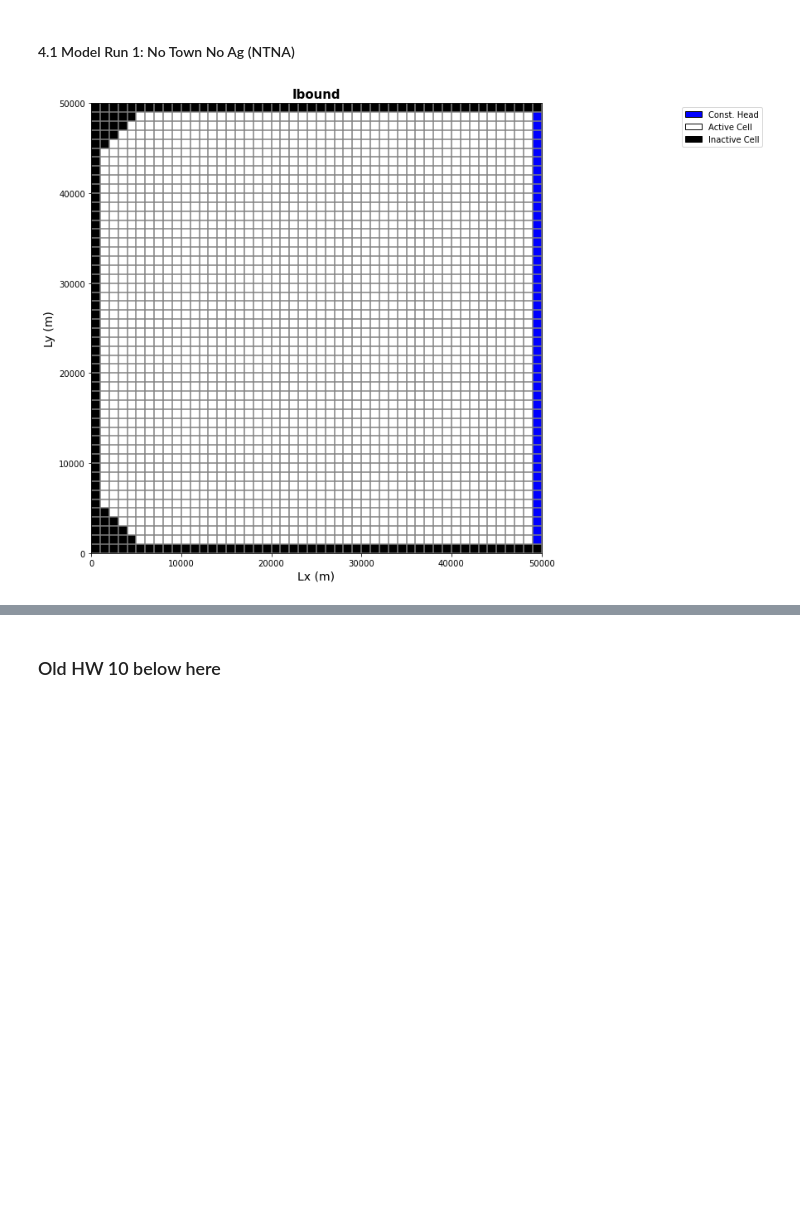
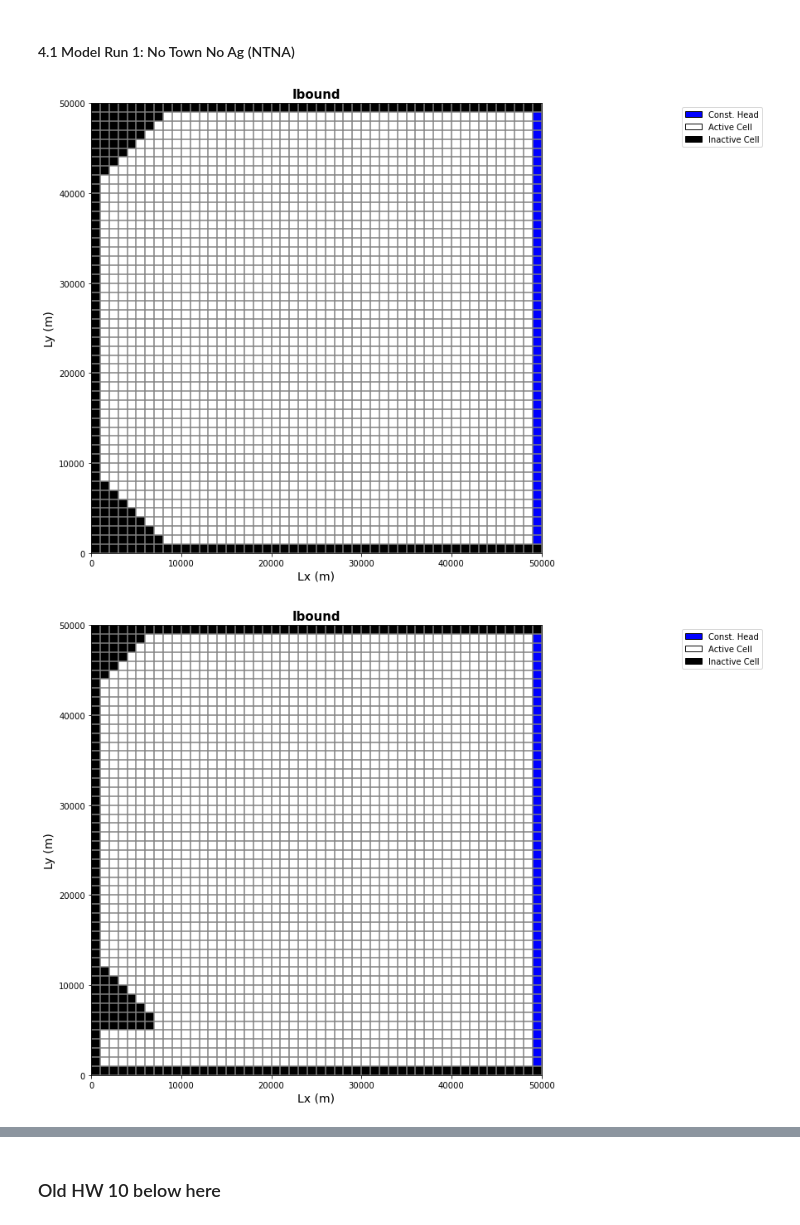
Before and after one commit to GW-modelling-Spring2022/homework-akahler03, a Jupyter notebook: Working/HW12_WatershedModel/HW12_restart_HW10.ipynb, the cells around one changed output, grey strips where cells are left out. Saved outputs shown, nothing was run; the diff lists cells and outputs as text; code cells hidden in the pictures; blank space fills up the shorter version.

```diff
--- a/Working/HW12_WatershedModel/HW12_restart_HW10.ipynb
+++ b/Working/HW12_WatershedModel/HW12_restart_HW10.ipynb
@@ -164,14 +164,31 @@ ibound[:,-1,:] = 0      #bottom boundary of no flow
 
 #Impermeable Bedrock
 #Top layer - upper and lower left
-for i in range(0,6):
-    ibound[0:, i, 0:6-i] = 0
-for i in range(0,6):
-    ibound[0:, 44+i, 0:1+i] = 0
+#for i in range(0,6):
+#    ibound[0:, i, 0:6-i] = 0
+#for i in range(0,6):
+#    ibound[0:, 44+i, 0:1+i] = 0
 
 #Middle layer - upper and lower left
-for i in range(0,8):
-    ibound[1, i, 0:8-i] = 0
+#for i in range(0,8):
+#    ibound[1, i, 0:8-i] = 0
+
+for i in range(0,9):
+    if i <= 5:
+        ibound[0, i, 0:5-1] = 0
+        ibound[0, -1-i, 0:5-i] = 0
+    elif 6 <= i <= 7:
+        for j in range(0,7):
+            ibound[1, j, 0:7-j] = 0
+            ibound[1, -i-j, 0:7-j] = 0
+    else:
+        for k in range(0,9):
+            ibound[2, k, 0:9-k] = 0
+            ibound[2, -1-k, 0:9-k] = 0
+
+
+
+
 #for i in range(0,8):               #adding this throws a termination error - non converge
 #    ibound[1, 42+i, 0:1+i] = 0
 
@@ -188,7 +205,41 @@ H_init[:, :, :] = h_right    #initialize the entire domain to the right head val
 bas = flopy.modflow.ModflowBas(m1, ibound=ibound, strt=H_init)
 
 #------------------------------------------------------
-#Model Map
+#Model Map Layer 2
+#plot grid and ibound
+plt.figure(figsize = (10,10))
+modelmap = flopy.plot.PlotMapView(model=m1, layer=2)
+grid = modelmap.plot_grid()
+ib = modelmap.plot_ibound()
+#add labels and legend
+plt.xlabel('Lx (m)',fontsize = 14)
+plt.ylabel('Ly (m)',fontsize = 14)
+plt.title('Ibound', fontsize = 15, fontweight = 'bold')
+plt.legend(handles=[mp.patches.Patch(color='blue',label='Const. Head',ec='black'),
+                   mp.patches.Patch(color='white',label='Active Cell',ec='black'),
+                   mp.patches.Patch(color='black',label='Inactive Cell',ec='black')],
+                   bbox_to_anchor=(1.5,1.0))
+plt.show(modelmap)
+#-------------------------------------------------------
+
+#Model Map Layer 1
+#plot grid and ibound
+plt.figure(figsize = (10,10))
+modelmap = flopy.plot.PlotMapView(model=m1, layer=1)
+grid = modelmap.plot_grid()
+ib = modelmap.plot_ibound()
+#add labels and legend
+plt.xlabel('Lx (m)',fontsize = 14)
+plt.ylabel('Ly (m)',fontsize = 14)
+plt.title('Ibound', fontsize = 15, fontweight = 'bold')
+plt.legend(handles=[mp.patches.Patch(color='blue',label='Const. Head',ec='black'),
+                   mp.patches.Patch(color='white',label='Active Cell',ec='black'),
+                   mp.patches.Patch(color='black',label='Inactive Cell',ec='black')],
+                   bbox_to_anchor=(1.5,1.0))
+plt.show(modelmap)
+#-------------------------------------------------------
+
+#Model Map Layer 0
 #plot grid and ibound
 plt.figure(figsize = (10,10))
 modelmap = flopy.plot.PlotMapView(model=m1, layer=0)
@@ -204,6 +255,8 @@ plt.legend(handles=[mp.patches.Patch(color='blue',label='Const. Head',ec='black'
                    bbox_to_anchor=(1.5,1.0))
 plt.show(modelmap)
 #-------------------------------------------------------
+
+
 
 #Layer properties - lpf
 lpf = flopy.modflow.ModflowLpf(m1, laytyp=uncnf, hk=Kh,
@@ -211,31 +264,32 @@ lpf = flopy.modflow.ModflowLpf(m1, laytyp=uncnf, hk=Kh,
                                sy=Sy,storagecoefficient=True, ipakcb=53)
 
 #Recharge
 rech_zone = np.zeros((nrow,ncol))               #define an array of zeros of dim (nrow,ncol)
 #rech_zone[:,0:16] = recharge                    #recharge only occurs in 15 leftmost columns
 rch = flopy.modflow.mfrch.ModflowRch(model=m1, rech=rech_zone, ipakcb=53)     #create rch object
 
 #Well
 #well_loc = (0,well_row,well_col) #Well loc should be layer, row, column
 #well_1 = [i for i in well_loc] + [pumping]
 #print(well_1)
 #print("Well 1 [layer, row, column, flux]: \n", well_1)
 #wel_spd = {0: [well_1]} #putting the well in the bottom layer
 #wel = flopy.modflow.ModflowWel(model=m1, stress_period_data=wel_spd)
 
 #Output control - OC
 spd = {(0,0):['print head', 'print budget', 'save head', 'save budget']} #create a dictionary for stress period data, where key (0,0) is associated with value ['print...']
 oc = flopy.modflow.ModflowOc(model=m1, stress_period_data=spd, compact=True)
 
 #Numerical solver - pcg
 pcg = flopy.modflow.ModflowPcg(model=m1)
 
 #write the inputs
 m1.write_input()
 
 #Run the model
 success, mfoutput = m1.run_model(pause=False, report=True)
 if not success:
     raise Exception('MODFLOW did not terminate normally.')
 # %% [output]
-[figure, old version]
+[figure, new version]
+[figure, added]
```
Also changed, not shown: parts of 1 cell of this notebook.
